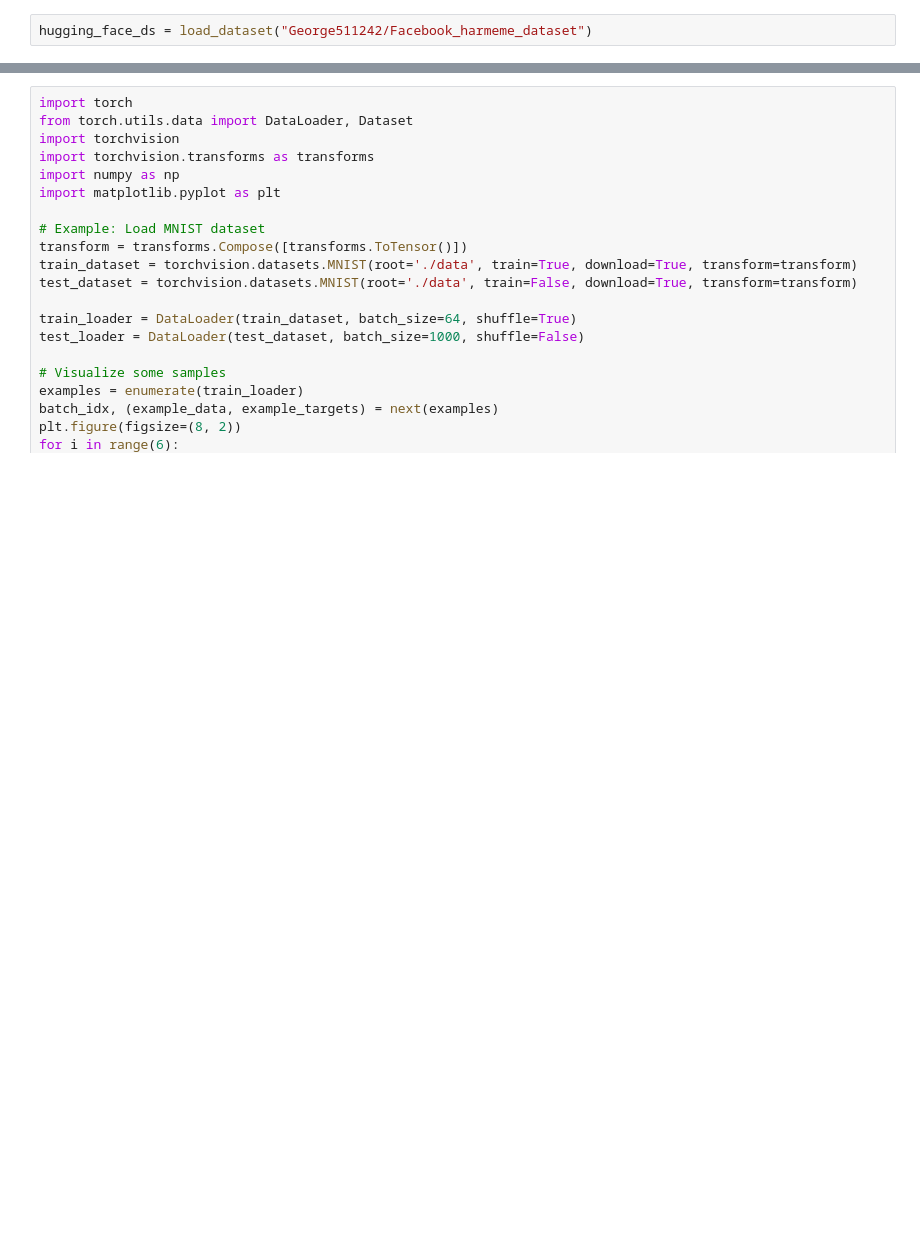
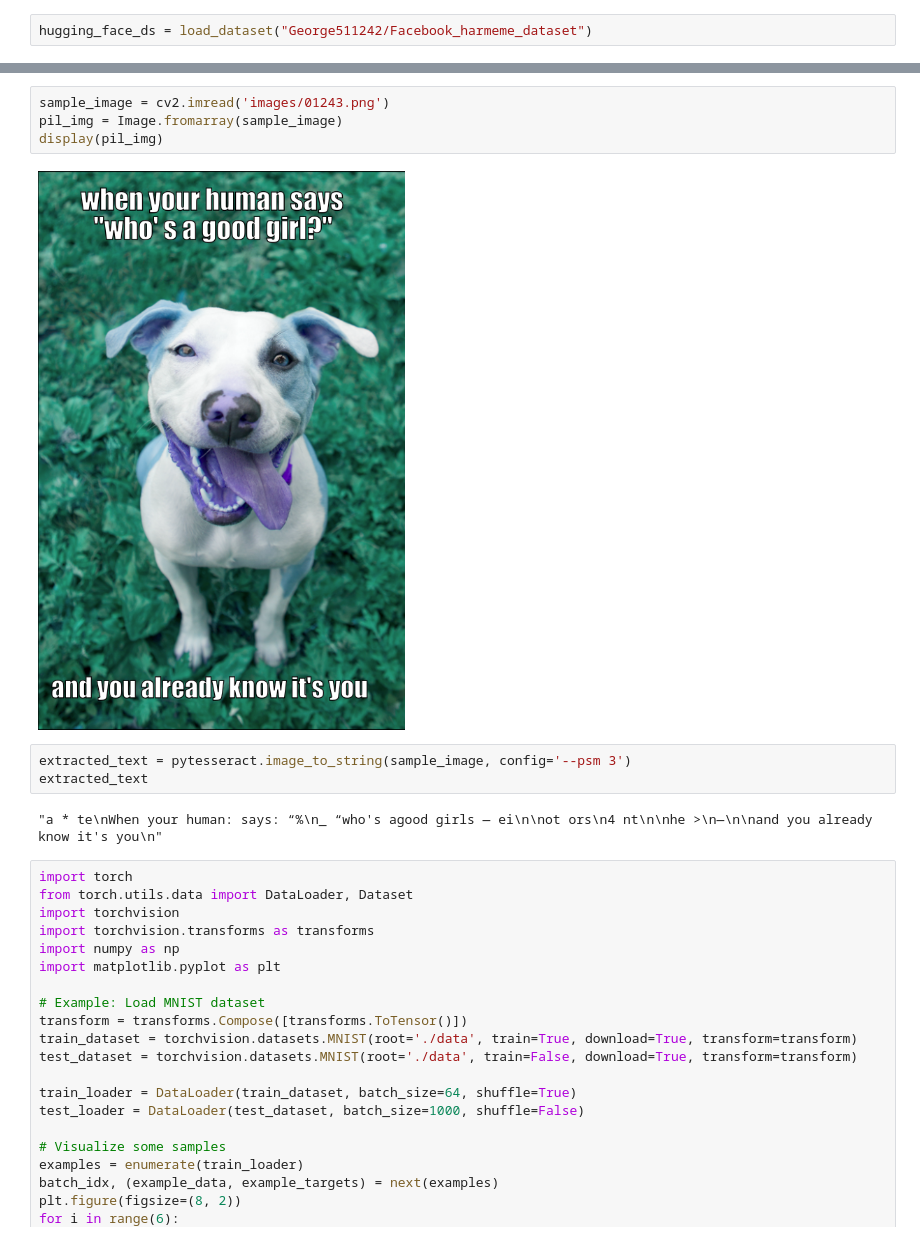
Before and after one commit to stavco9/neuralnetworks-final-project, a Jupyter notebook: NN_training_template.ipynb, the cells around one changed output, grey strips where cells are left out. Cells and saved outputs as stored; diff of their text form; blank space fills up the shorter version.

```diff
--- a/NN_training_template.ipynb
+++ b/NN_training_template.ipynb
@@ -63,3 +107,14 @@ print(sample_conversation[1])
+# %%
+sample_image = cv2.imread('images/01243.png')
+pil_img = Image.fromarray(sample_image)
+display(pil_img)
+# %% [output]
+[figure, added]
+# %%
+extracted_text = pytesseract.image_to_string(sample_image, config='--psm 3')
+extracted_text
+# %% [output]
+"a * te\nWhen your human: says: “%\n_ “who's agood girls — ei\n\not ors\n4 nt\n\nhe >\n—\n\nand you already know it's you\n"
 # %%
 import torch
 from torch.utils.data import DataLoader, Dataset
```
Also changed, not shown: parts of 14 cells of this notebook, 1 other file.
